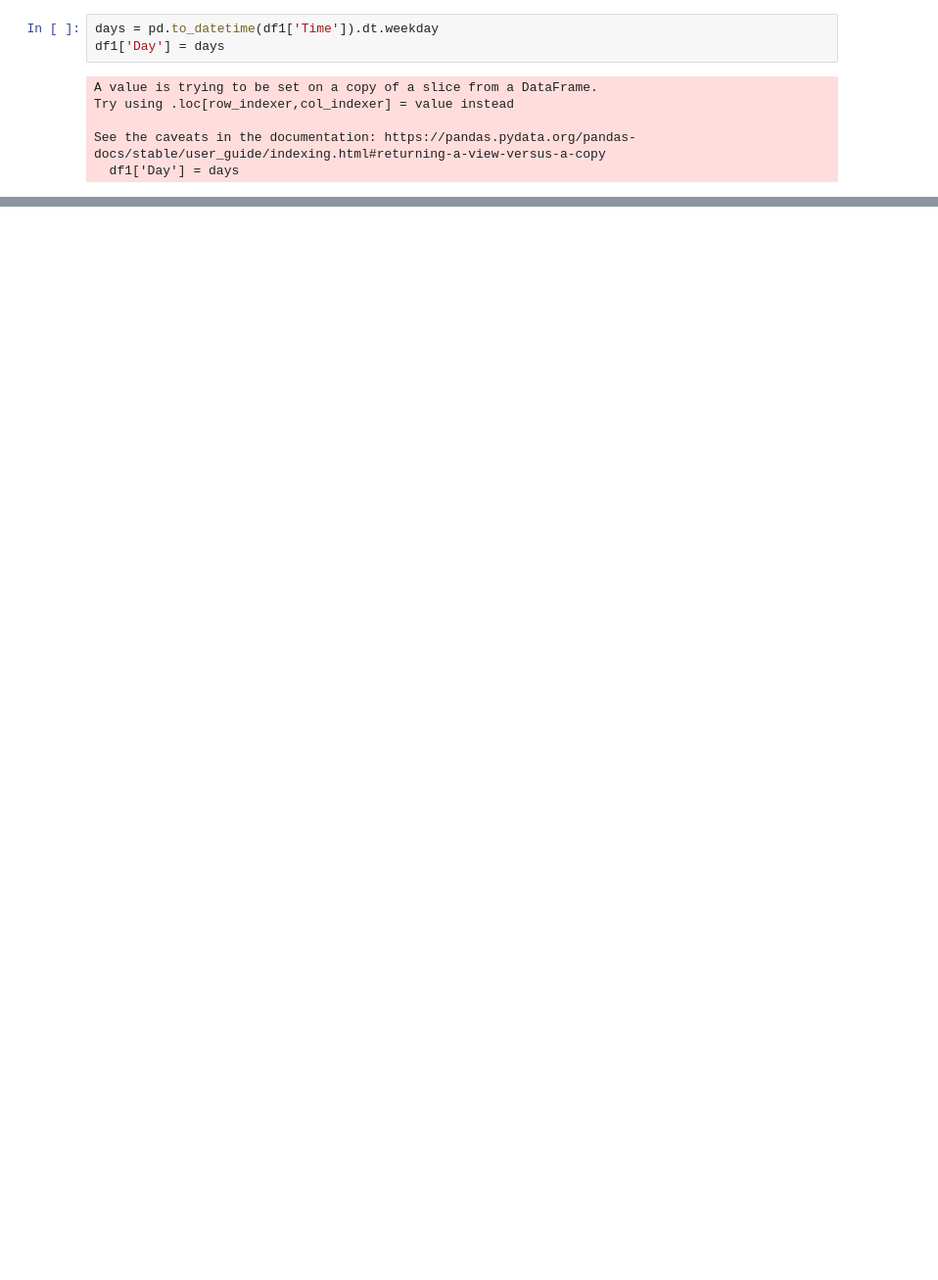
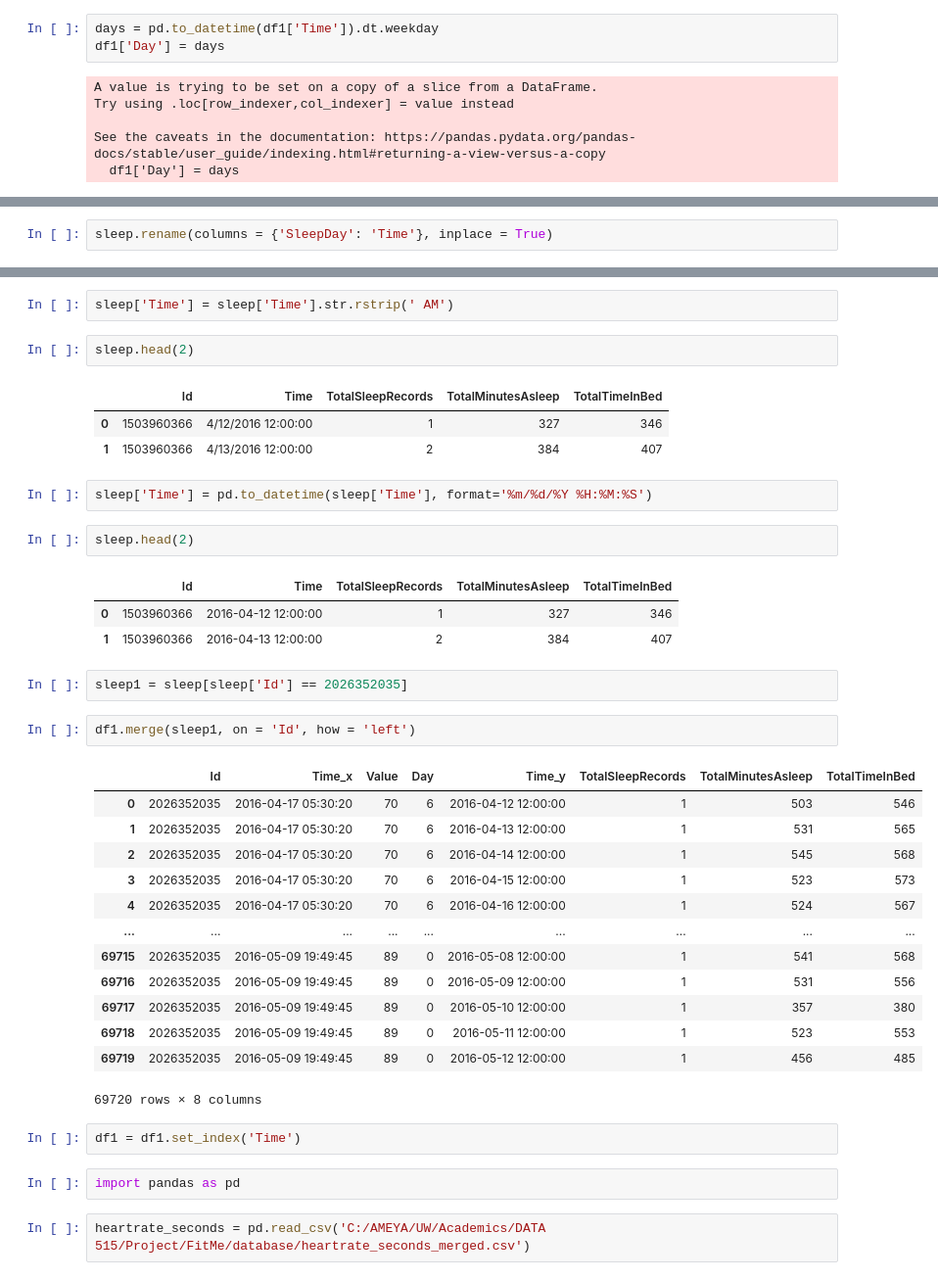
Before and after one commit to ameyabhamare/Customer-Personality-Analysis, a Jupyter notebook: heart_rate_analysis/eda.ipynb, the cells around one changed output, grey strips where cells are left out. Shown at 98% size. Saved outputs shown, nothing was run; the diff lists cells and outputs as text; blank space fills up the shorter version.

```diff
--- a/heart_rate_analysis/eda.ipynb
+++ b/heart_rate_analysis/eda.ipynb
@@ -81,0 +95,2 @@ hourvsvalue.plot()
+# %%
+sleep.rename(columns = {'SleepDay': 'Time'}, inplace = True)
@@ -81,0 +103,40 @@ hourvsvalue.plot()
+# %%
+sleep['Time'] = sleep['Time'].str.rstrip(' AM')
+# %%
+sleep.head(2)
+# %% [output]
+|  | Id | Time | TotalSleepRecords | TotalMinutesAsleep | TotalTimeInBed |
+| 0 | 1503960366 | 4/12/2016 12:00:00 | 1 | 327 | 346 |
+| 1 | 1503960366 | 4/13/2016 12:00:00 | 2 | 384 | 407 |
+# %%
+sleep['Time'] = pd.to_datetime(sleep['Time'], format='%m/%d/%Y %H:%M:%S')
+# %%
+sleep.head(2)
+# %% [output]
+|  | Id | Time | TotalSleepRecords | TotalMinutesAsleep | TotalTimeInBed |
+| 0 | 1503960366 | 2016-04-12 12:00:00 | 1 | 327 | 346 |
+| 1 | 1503960366 | 2016-04-13 12:00:00 | 2 | 384 | 407 |
+# %%
+sleep1 = sleep[sleep['Id'] == 2026352035]
+# %%
+df1.merge(sleep1, on = 'Id', how = 'left')
+# %% [output]
+|  | Id | Time_x | Value | Day | Time_y | TotalSleepRecords | TotalMinutesAsleep | TotalTimeInBed |
+| 0 | 2026352035 | 2016-04-17 05:30:20 | 70 | 6 | 2016-04-12 12:00:00 | 1 | 503 | 546 |
+| 1 | 2026352035 | 2016-04-17 05:30:20 | 70 | 6 | 2016-04-13 12:00:00 | 1 | 531 | 565 |
+| 2 | 2026352035 | 2016-04-17 05:30:20 | 70 | 6 | 2016-04-14 12:00:00 | 1 | 545 | 568 |
+| 3 | 2026352035 | 2016-04-17 05:30:20 | 70 | 6 | 2016-04-15 12:00:00 | 1 | 523 | 573 |
+| 4 | 2026352035 | 2016-04-17 05:30:20 | 70 | 6 | 2016-04-16 12:00:00 | 1 | 524 | 567 |
+| ... | ... | ... | ... | ... | ... | ... | ... | ... |
+| 69715 | 2026352035 | 2016-05-09 19:49:45 | 89 | 0 | 2016-05-08 12:00:00 | 1 | 541 | 568 |
+| 69716 | 2026352035 | 2016-05-09 19:49:45 | 89 | 0 | 2016-05-09 12:00:00 | 1 | 531 | 556 |
+| 69717 | 2026352035 | 2016-05-09 19:49:45 | 89 | 0 | 2016-05-10 12:00:00 | 1 | 357 | 380 |
+| 69718 | 2026352035 | 2016-05-09 19:49:45 | 89 | 0 | 2016-05-11 12:00:00 | 1 | 523 | 553 |
+| 69719 | 2026352035 | 2016-05-09 19:49:45 | 89 | 0 | 2016-05-12 12:00:00 | 1 | 456 | 485 |
+69720 rows × 8 columns
+# %%
+df1 = df1.set_index('Time')
+# %%
+import pandas as pd
+# %%
+heartrate_seconds = pd.read_csv('C:/AMEYA/UW/Academics/DATA 515/Project/FitMe/database/heartrate_seconds_merged.csv')
```
Also changed, not shown: parts of 27 cells of this notebook.
